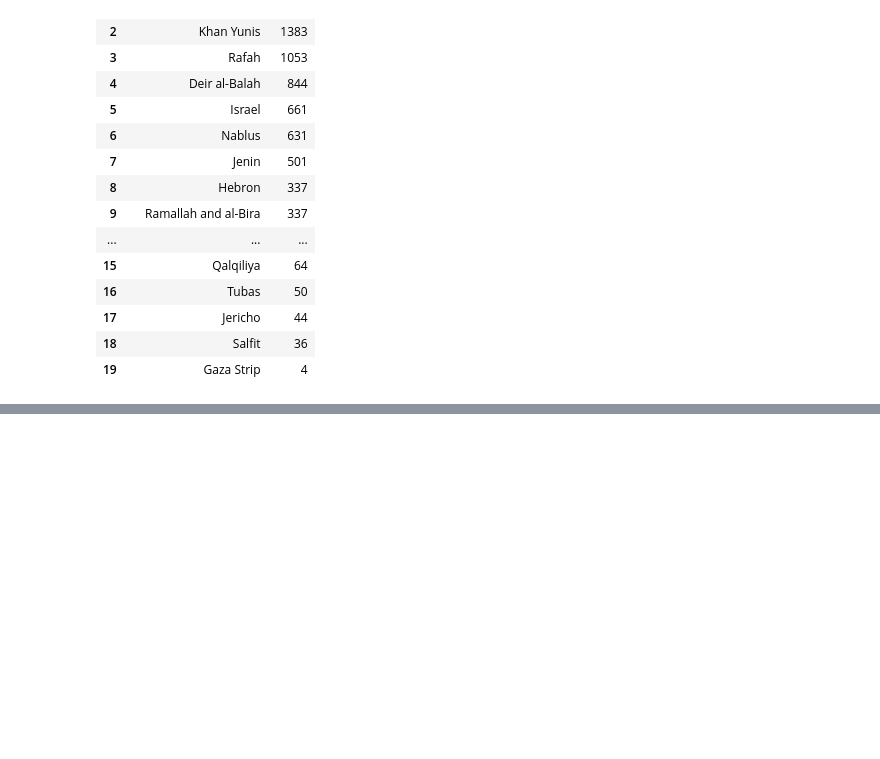
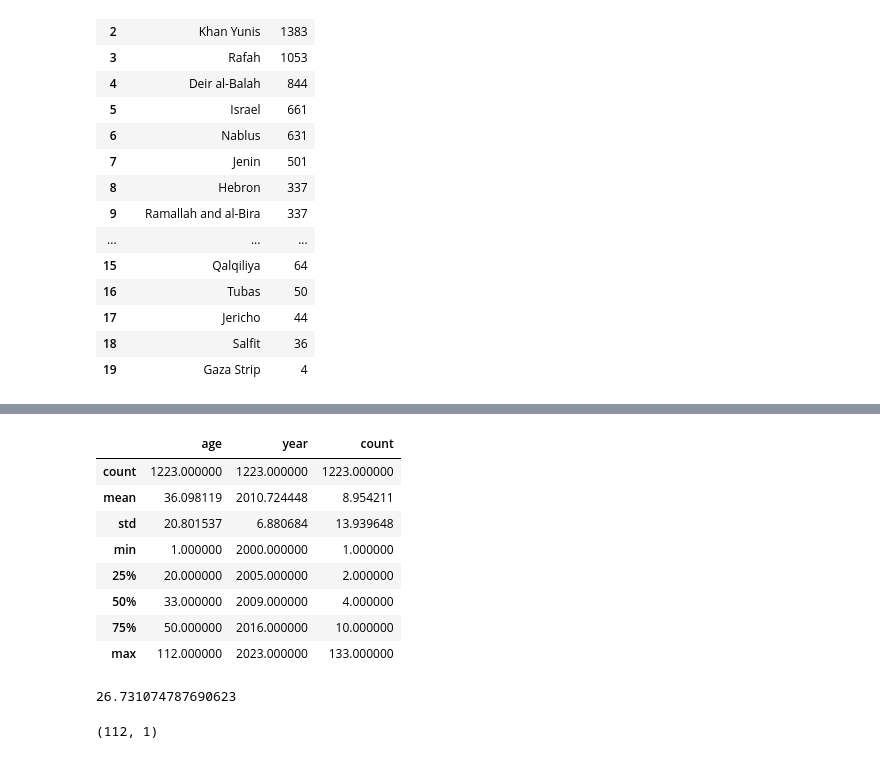
Before and after one commit to HamedRashwan/Phalstine, a Jupyter notebook: notebooks/analytics and viz.ipynb, the cells around one changed output, grey strips where cells are left out. Drawn from its saved outputs; the diff is of its cells as text; code cells hidden in the pictures; blank space fills up the shorter version.

```diff
--- a/notebooks/analytics and viz.ipynb
+++ b/notebooks/analytics and viz.ipynb
@@ -199,0 +215,17 @@ px.funnel(df.event_location_district.value_counts().reset_index(),y='event_locat
+# %%
+ay=df.groupby(['age','year']).age.value_counts().reset_index()
+ay.describe()
+# %% [output]
+|  | age | year | count |
+| count | 1223.000000 | 1223.000000 | 1223.000000 |
+| mean | 36.098119 | 2010.724448 | 8.954211 |
+| std | 20.801537 | 6.880684 | 13.939648 |
+| min | 1.000000 | 2000.000000 | 1.000000 |
+| 25% | 20.000000 | 2005.000000 | 2.000000 |
+| 50% | 33.000000 | 2009.000000 | 4.000000 |
+| 75% | 50.000000 | 2016.000000 | 10.000000 |
+| max | 112.000000 | 2023.000000 | 133.000000 |
+# %%
+df.age.mean()
+# %% [output]
+26.731074787690623
@@ -199,0 +234,4 @@ px.funnel(df.event_location_district.value_counts().reset_index(),y='event_locat
+# %%
+df.age.max() ,df.age.min()
+# %% [output]
+(112, 1)
```
Also changed, not shown: parts of 9 cells of this notebook, 3 other files.
